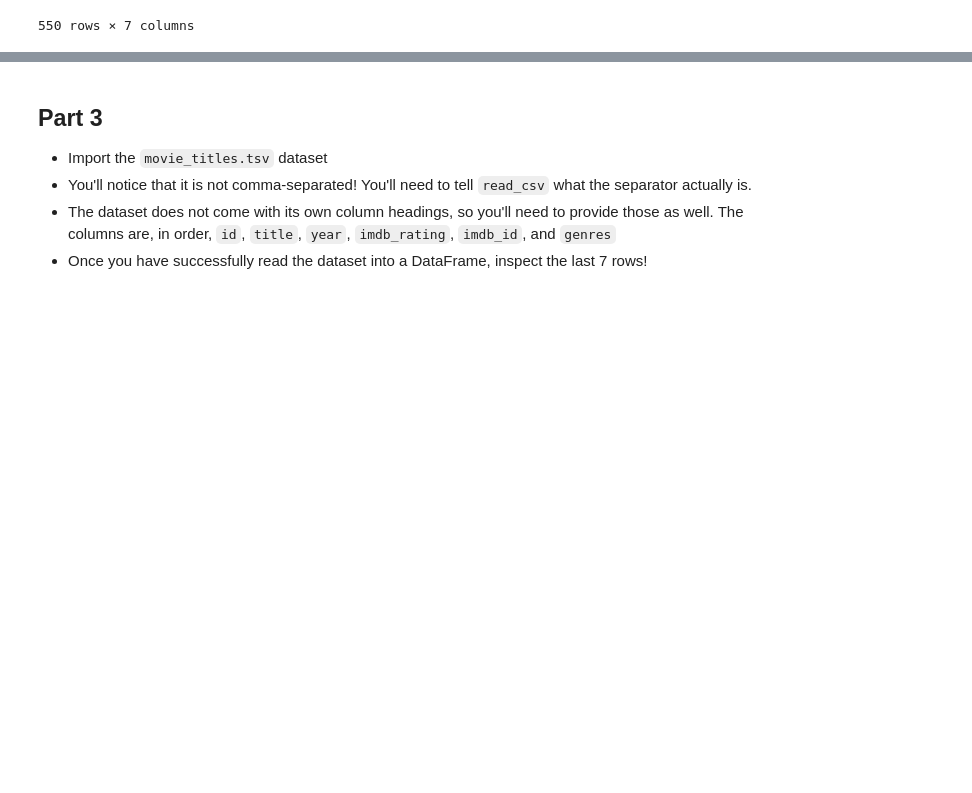
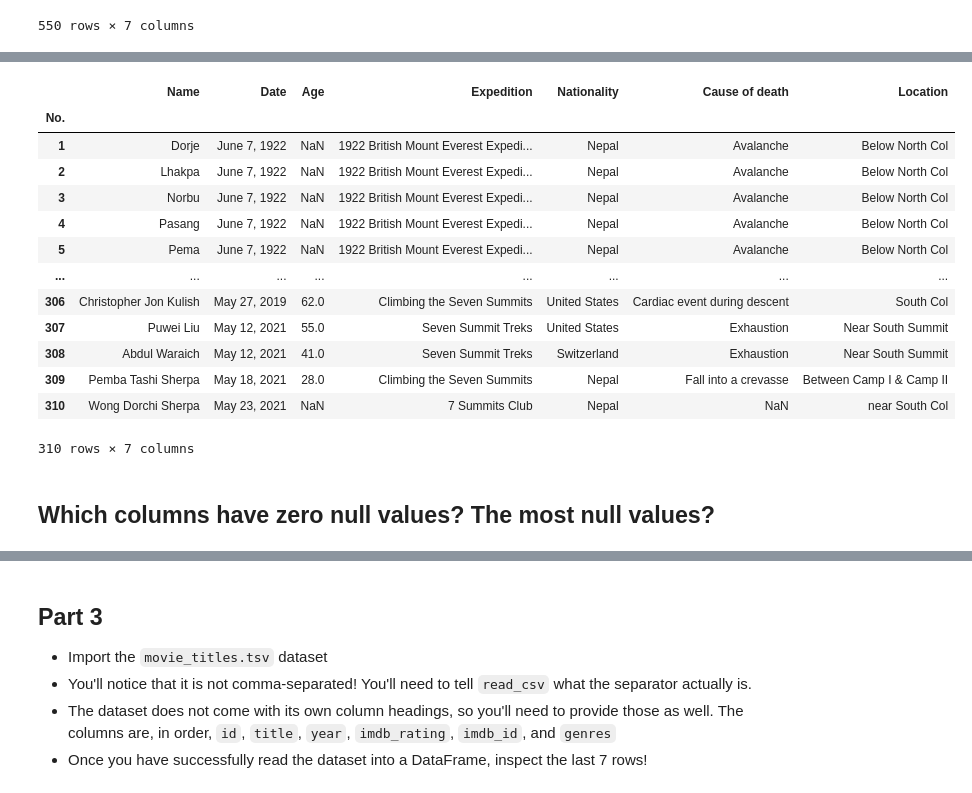
Before and after one commit to devmike-mjpstrategies/python_data_analysis, a Jupyter notebook: EXERCISES/EXERCISE_02_Dataframe_Basics.ipynb, the cells around one changed output, grey strips where cells are left out. Saved outputs shown, nothing was run; the diff lists cells and outputs as text; code cells hidden in the pictures; blank space fills up the shorter version.

```diff
--- a/EXERCISES/EXERCISE_02_Dataframe_Basics.ipynb
+++ b/EXERCISES/EXERCISE_02_Dataframe_Basics.ipynb
@@ -38,0 +118,20 @@ bestsellers
+# %%
+heros = pd.read_csv("../DATA/mount_everest_deaths.csv", index_col=0)
+heros
+# %% [output]
+|  | Name | Date | Age | Expedition | Nationality | Cause of death | Location |
+| No. |  |  |  |  |  |  |  |
+| 1 | Dorje | June 7, 1922 | NaN | 1922 British Mount Everest Expedi... | Nepal | Avalanche | Below North Col |
+| 2 | Lhakpa | June 7, 1922 | NaN | 1922 British Mount Everest Expedi... | Nepal | Avalanche | Below North Col |
+| 3 | Norbu | June 7, 1922 | NaN | 1922 British Mount Everest Expedi... | Nepal | Avalanche | Below North Col |
+| 4 | Pasang | June 7, 1922 | NaN | 1922 British Mount Everest Expedi... | Nepal | Avalanche | Below North Col |
+| 5 | Pema | June 7, 1922 | NaN | 1922 British Mount Everest Expedi... | Nepal | Avalanche | Below North Col |
+| ... | ... | ... | ... | ... | ... | ... | ... |
+| 306 | Christopher Jon Kulish | May 27, 2019 | 62.0 | Climbing the Seven Summits | United States | Cardiac event during descent | South Col |
+| 307 | Puwei Liu | May 12, 2021 | 55.0 | Seven Summit Treks | United States | Exhaustion | Near South Summit |
+| 308 | Abdul Waraich | May 12, 2021 | 41.0 | Seven Summit Treks | Switzerland | Exhaustion | Near South Summit |
+| 309 | Pemba Tashi Sherpa | May 18, 2021 | 28.0 | Climbing the Seven Summits | Nepal | Fall into a crevasse | Between Camp I & Camp II |
+| 310 | Wong Dorchi Sherpa | May 23, 2021 | NaN | 7 Summits Club | Nepal | NaN | near South Col |
+310 rows × 7 columns
+# %% [markdown]
+## Which columns have zero null values? The most null values?
```
Also changed, not shown: parts of 20 cells of this notebook, 1 other file.
